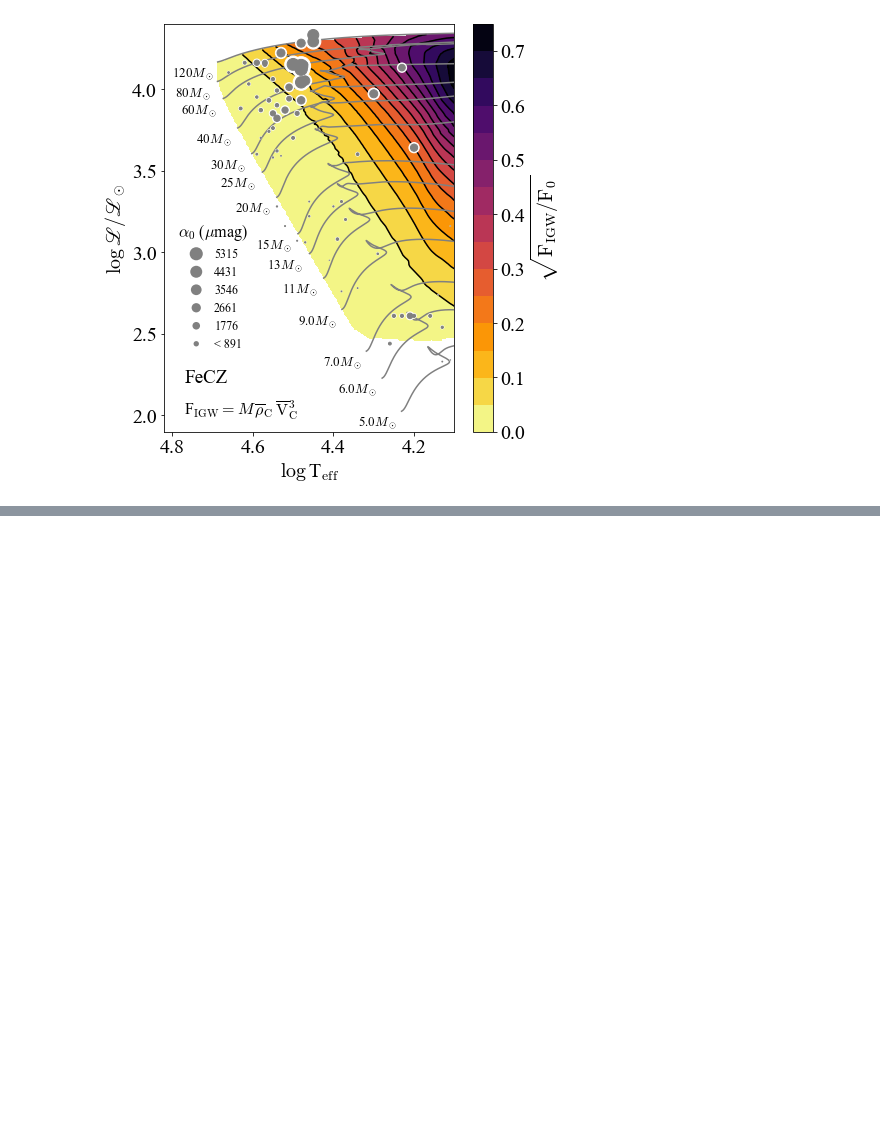
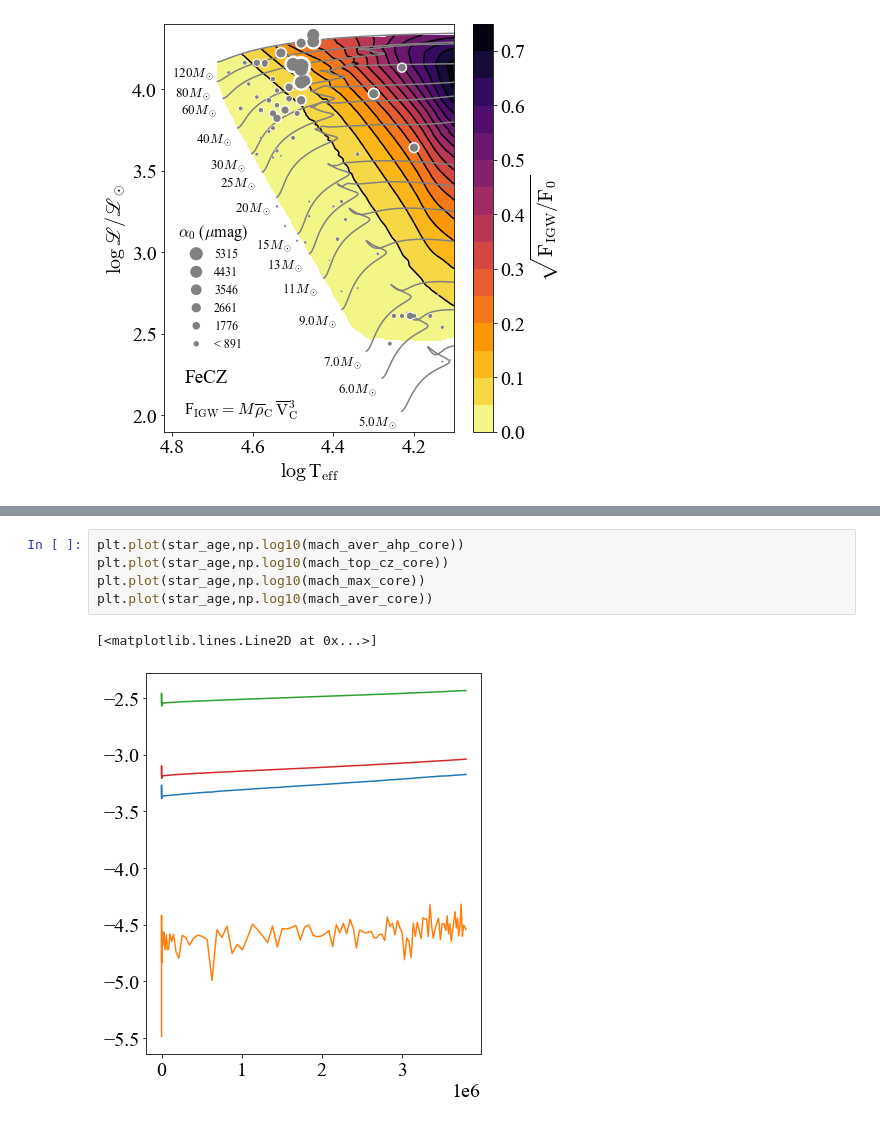
Before and after one commit to matteocantiello/rednoise, a Jupyter notebook: rednoise.ipynb, the cells around one changed output, grey strips where cells are left out. Drawn from its saved outputs; the diff is of its cells as text; blank space fills up the shorter version.

```diff
--- a/rednoise.ipynb
+++ b/rednoise.ipynb
@@ -2942,0 +3118,8 @@ read_models(DIR,mods)
+# %%
+plt.plot(star_age,np.log10(mach_aver_ahp_core))
+plt.plot(star_age,np.log10(mach_top_cz_core))
+plt.plot(star_age,np.log10(mach_max_core))
+plt.plot(star_age,np.log10(mach_aver_core))
+# %% [output]
+[<matplotlib.lines.Line2D at 0x...>]
+[figure, added]
```
Also changed, not shown: parts of 10 cells of this notebook.
